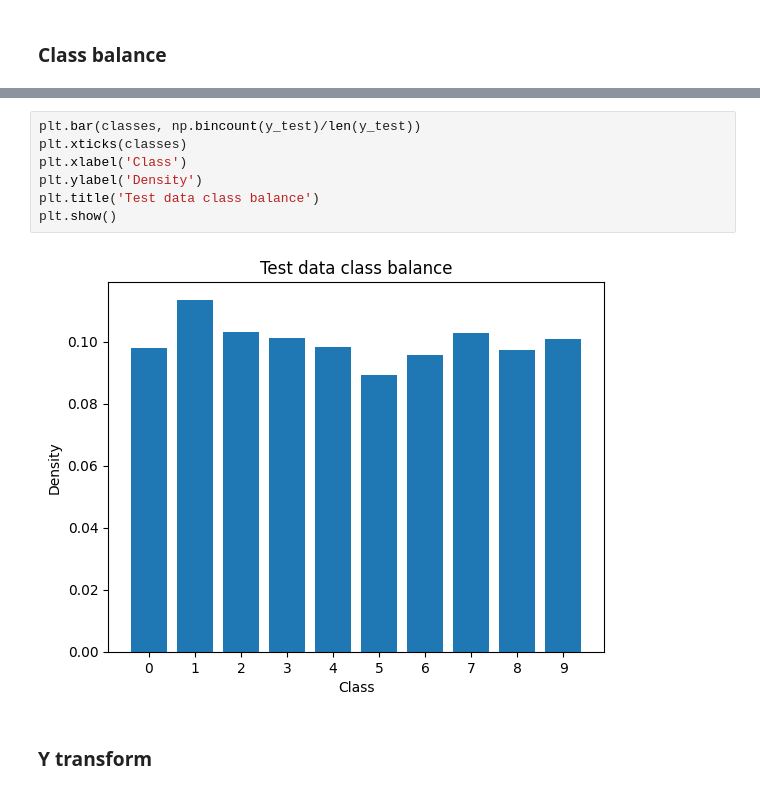
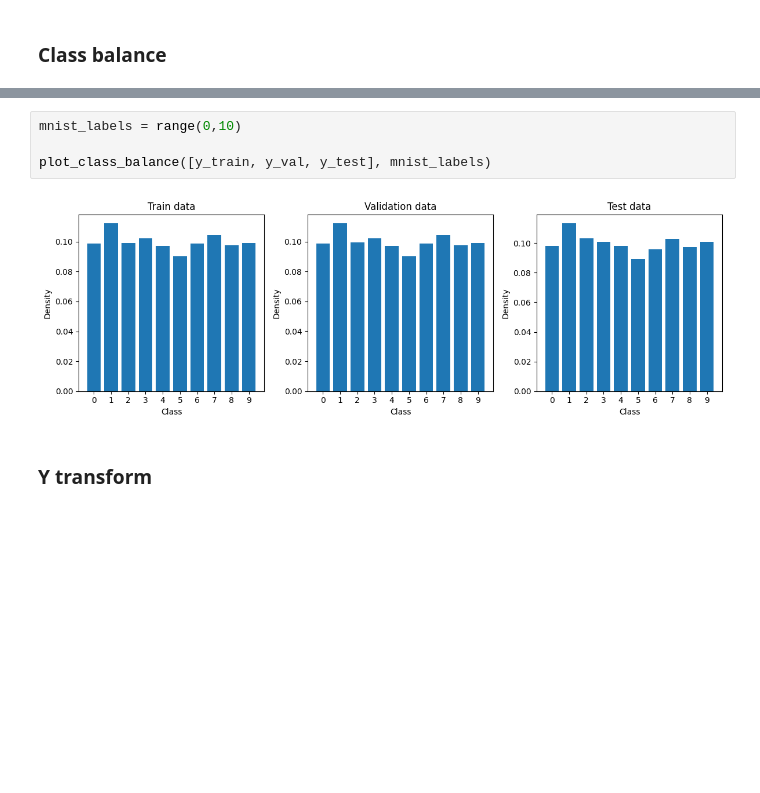
Before and after one commit to ostarczewski/nn_from_scratch, a Jupyter notebook: mnist.ipynb, the cells around one changed output, grey strips where cells are left out. Saved outputs shown, nothing was run; the diff lists cells and outputs as text; blank space fills up the shorter version.

Commit message:
mnist correction, utils, augmentation in dataset pipeline, fashion mnist, float32 params

```diff
--- a/mnist.ipynb
+++ b/mnist.ipynb
@@ -158,12 +45,9 @@ plt.show()
-# %%
-plt.bar(classes, np.bincount(y_test)/len(y_test))
-plt.xticks(classes)
-plt.xlabel('Class')
-plt.ylabel('Density')
-plt.title('Test data class balance')
-plt.show()
-# %% [output]
-[figure, removed]
+# %%
+mnist_labels = range(0,10)
+
+plot_class_balance([y_train, y_val, y_test], mnist_labels)
+# %% [output]
+[figure, added]
 # %% [markdown]
 ### Y transform
 # %%
```
Also changed, not shown: parts of 41 cells of this notebook, 13 other files.
